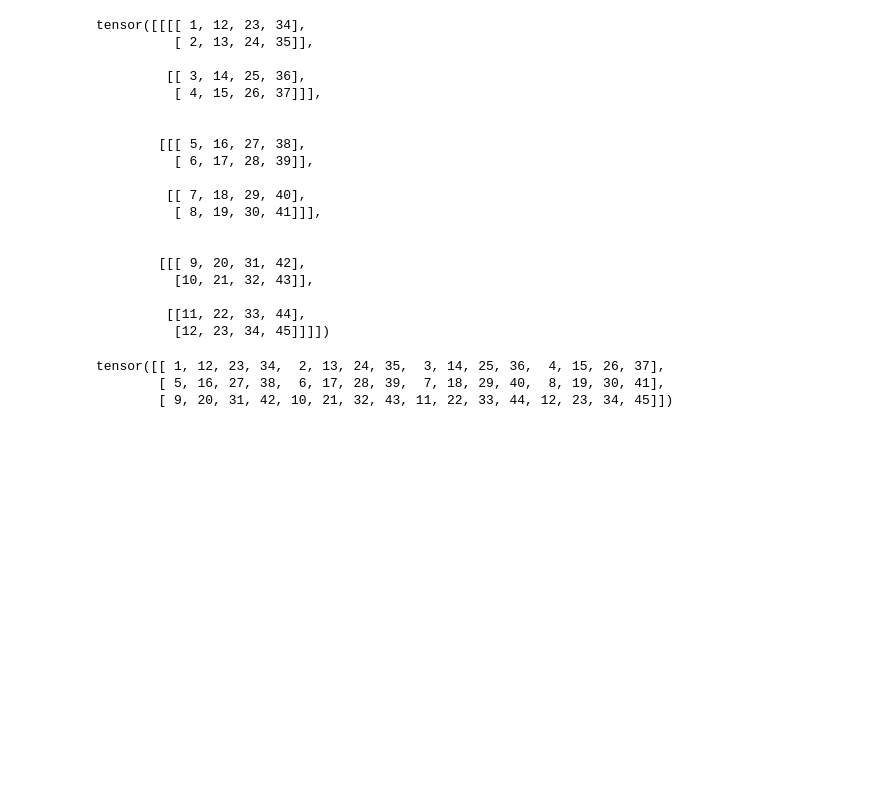
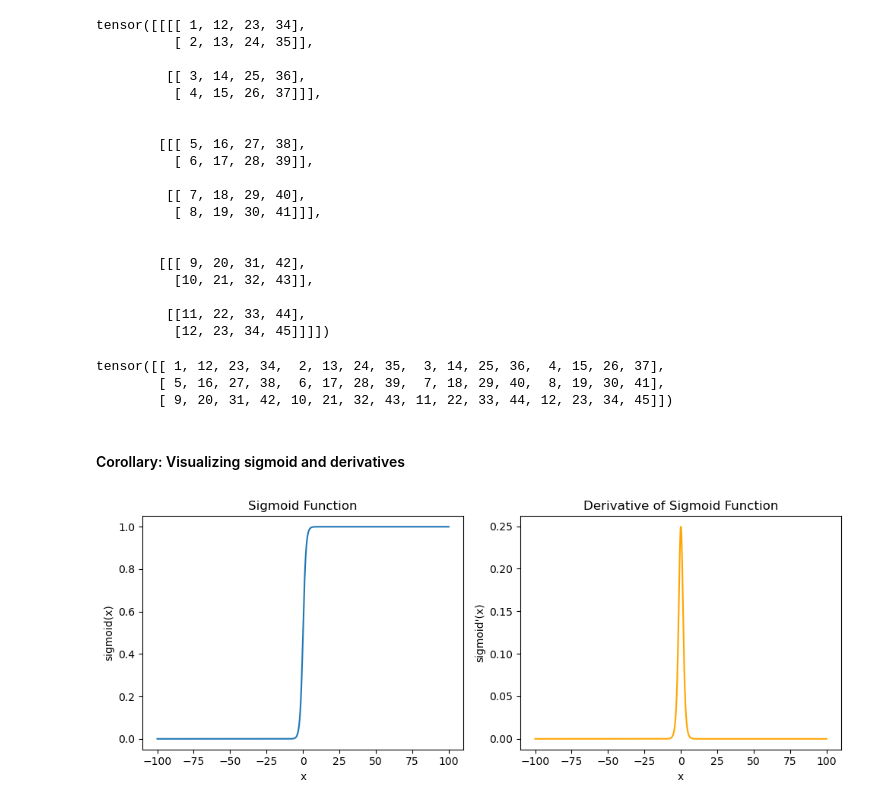
Before and after one commit to kamal-tanwar/dl-with-pytorch, a Jupyter notebook: p1ch7/datasets.ipynb, the cells around one changed output. Drawn from its saved outputs; the diff is of its cells as text; code cells hidden in the pictures; blank space fills up the shorter version.

```diff
--- a/p1ch7/datasets.ipynb
+++ b/p1ch7/datasets.ipynb
@@ -158,3 +389,47 @@ sub_stacked.view(3, -1)
 tensor([[ 1, 12, 23, 34,  2, 13, 24, 35,  3, 14, 25, 36,  4, 15, 26, 37],
         [ 5, 16, 27, 38,  6, 17, 28, 39,  7, 18, 29, 40,  8, 19, 30, 41],
         [ 9, 20, 31, 42, 10, 21, 32, 43, 11, 22, 33, 44, 12, 23, 34, 45]])
+# %% [markdown]
+#### Corollary: Visualizing sigmoid and derivatives
+# %%
+import numpy as np
+import matplotlib.pyplot as plt
+
+# Define the sigmoid function
+def sigmoid(x):
+    return 1 / (1 + np.exp(-x))
+
+# Define the derivative of the sigmoid function
+def sigmoid_derivative(x):
+    return sigmoid(x) * (1 - sigmoid(x))
+
+# Create a range of values from -100 to 100
+x_values = np.linspace(-100, 100, 1000)
+
+# Calculate the sigmoid for each x value
+y_values_sigmoid = sigmoid(x_values)
+
+# Calculate the derivative of the sigmoid for each x value
+y_values_derivative = sigmoid_derivative(x_values)
+
+# Plotting
+plt.figure(figsize=(10, 4))
+
+# Plot sigmoid
+plt.subplot(1, 2, 1)
+plt.plot(x_values, y_values_sigmoid, label='Sigmoid')
+plt.title('Sigmoid Function')
+plt.xlabel('x')
+plt.ylabel('sigmoid(x)')
+
+# Plot derivative of sigmoid
+plt.subplot(1, 2, 2)
+plt.plot(x_values, y_values_derivative, label='Derivative of Sigmoid', color='orange')
+plt.title('Derivative of Sigmoid Function')
+plt.xlabel('x')
+plt.ylabel('sigmoid\'(x)')
+
+plt.tight_layout()
+plt.show()
+# %% [output]
+[figure, added]
```
Also changed, not shown: parts of 24 cells of this notebook.
